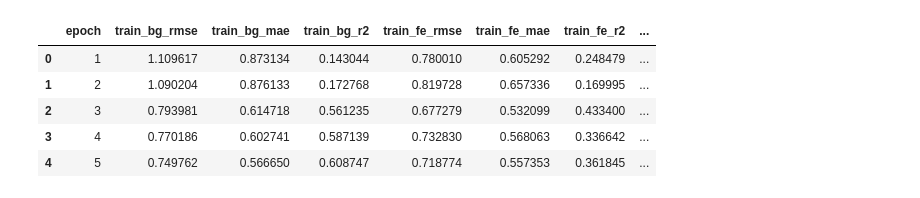
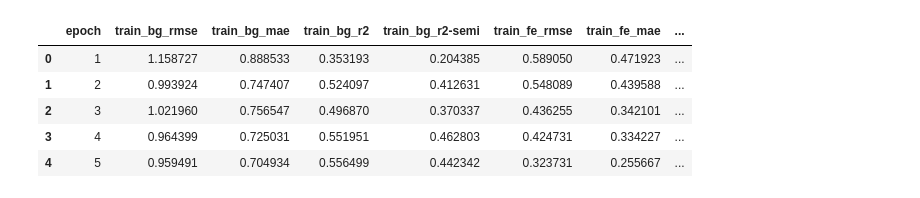
Before and after one commit to danmano411/bandgap-1-gnn, a Jupyter notebook: test-analysis/All_Loss_Curves.ipynb, the cells around one changed output. Drawn from its saved outputs; the diff is of its cells as text; code cells hidden in the pictures.

```diff
--- a/test-analysis/All_Loss_Curves.ipynb
+++ b/test-analysis/All_Loss_Curves.ipynb
@@ -5,22 +5,24 @@ import numpy as np
 from pathlib import Path
 cwd = Path.cwd()
 # %%
-model_number = 4
-trial_number = 1
+model_number = 5
+trial_number = 4
 
 trial_dir = f"model_v{model_number}_test_{trial_number}"
 
-DATA_DIR = cwd.parent / "test" / trial_dir / "test.csv"
+
+DATA_DIR = cwd.parent / "test" / trial_dir
+DATA_FILE = DATA_DIR / "test.csv"
 # %%
-df = pd.read_csv(DATA_DIR, low_memory=False)
+df = pd.read_csv(DATA_FILE, low_memory=False)
 df.head(5)
 # %% [output]
-|  | epoch | train_bg_rmse | train_bg_mae | train_bg_r2 | train_fe_rmse | train_fe_mae | train_fe_r2 | ... |
-| 0 | 1 | 1.109617 | 0.873134 | 0.143044 | 0.780010 | 0.605292 | 0.248479 | ... |
-| 1 | 2 | 1.090204 | 0.876133 | 0.172768 | 0.819728 | 0.657336 | 0.169995 | ... |
-| 2 | 3 | 0.793981 | 0.614718 | 0.561235 | 0.677279 | 0.532099 | 0.433400 | ... |
-| 3 | 4 | 0.770186 | 0.602741 | 0.587139 | 0.732830 | 0.568063 | 0.336642 | ... |
-| 4 | 5 | 0.749762 | 0.566650 | 0.608747 | 0.718774 | 0.557353 | 0.361845 | ... |
+|  | epoch | train_bg_rmse | train_bg_mae | train_bg_r2 | train_bg_r2-semi | train_fe_rmse | train_fe_mae | ... |
+| 0 | 1 | 1.158727 | 0.888533 | 0.353193 | 0.204385 | 0.589050 | 0.471923 | ... |
+| 1 | 2 | 0.993924 | 0.747407 | 0.524097 | 0.412631 | 0.548089 | 0.439588 | ... |
+| 2 | 3 | 1.021960 | 0.756547 | 0.496870 | 0.370337 | 0.436255 | 0.342101 | ... |
+| 3 | 4 | 0.964399 | 0.725031 | 0.551951 | 0.462803 | 0.424731 | 0.334227 | ... |
+| 4 | 5 | 0.959491 | 0.704934 | 0.556499 | 0.442342 | 0.323731 | 0.255667 | ... |
 # %%
 import matplotlib.pyplot as plt
 # %%
```
Also changed, not shown: parts of 9 cells of this notebook, 8 other files.
